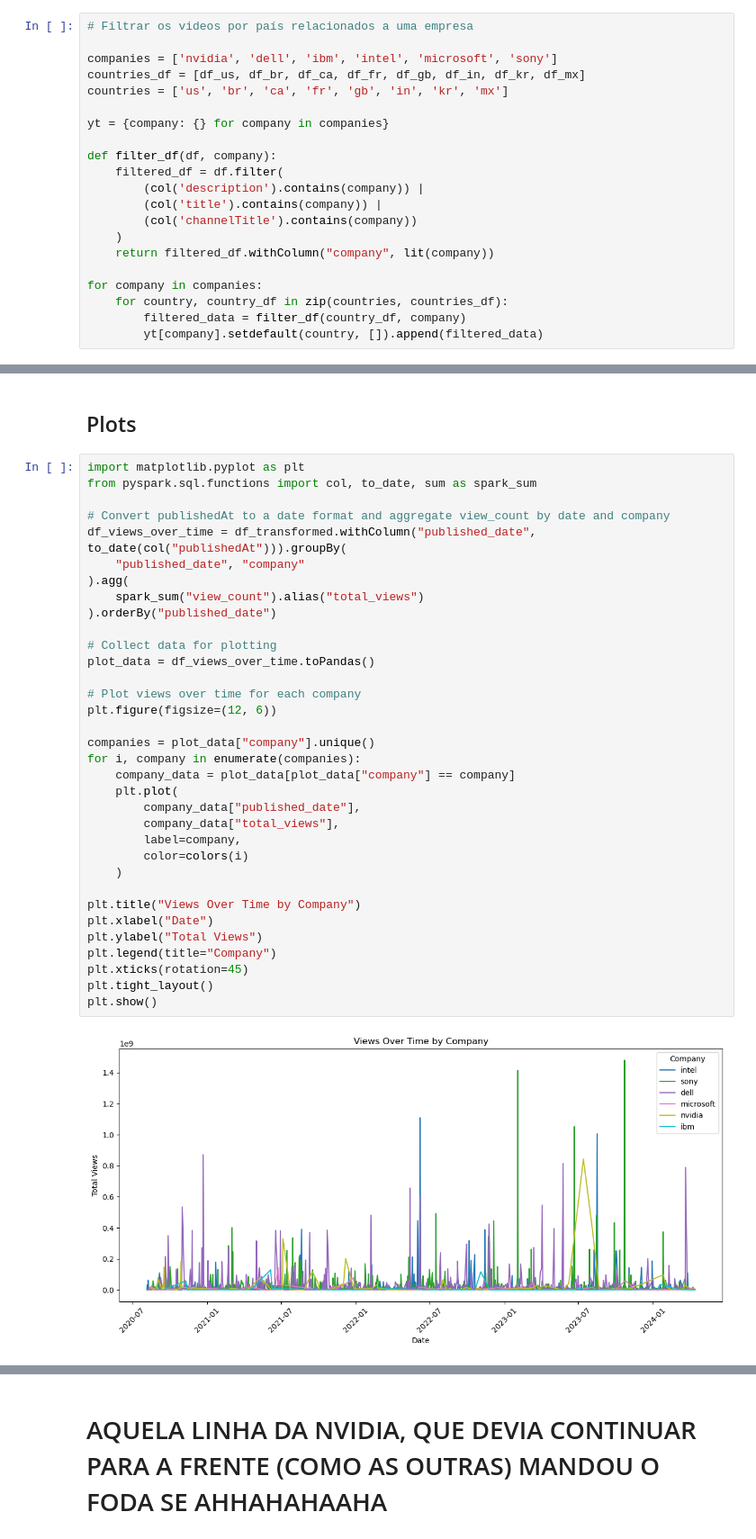
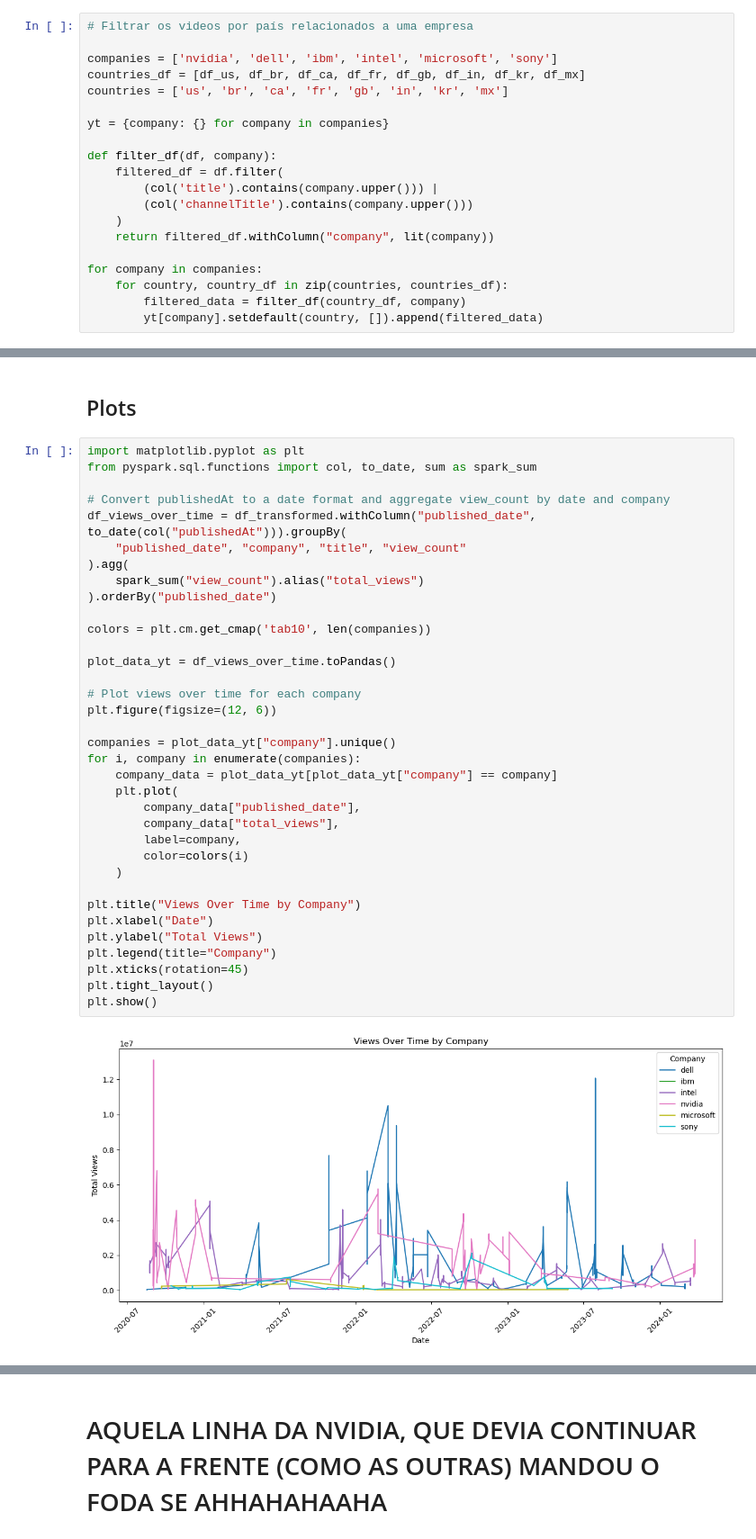
Before and after one commit to David-M-M-Isaac/BD_Project, a Jupyter notebook: scripts/tratamento_dados_spark.ipynb, the cells around one changed output, grey strips where cells are left out. Shown at 90% size. Saved outputs shown, nothing was run; the diff lists cells and outputs as text.

```diff
--- a/scripts/tratamento_dados_spark.ipynb
+++ b/scripts/tratamento_dados_spark.ipynb
@@ -104,9 +106,8 @@ yt = {company: {} for company in companies}
 
 def filter_df(df, company):
     filtered_df = df.filter(
-        (col('description').contains(company)) |
-        (col('title').contains(company)) |
-        (col('channelTitle').contains(company))
+        (col('title').contains(company.upper())) |
+        (col('channelTitle').contains(company.upper()))
     )
     return filtered_df.withColumn("company", lit(company))
 
@@ -392,36 +393,37 @@ df_transformed.count()
 # %%
 import matplotlib.pyplot as plt
 from pyspark.sql.functions import col, to_date, sum as spark_sum
 
 # Convert publishedAt to a date format and aggregate view_count by date and company
 df_views_over_time = df_transformed.withColumn("published_date", to_date(col("publishedAt"))).groupBy(
-    "published_date", "company"
+    "published_date", "company", "title", "view_count"
 ).agg(
     spark_sum("view_count").alias("total_views")
 ).orderBy("published_date")
 
-# Collect data for plotting
-plot_data = df_views_over_time.toPandas()
+colors = plt.cm.get_cmap('tab10', len(companies))
+
+plot_data_yt = df_views_over_time.toPandas()
 
 # Plot views over time for each company
 plt.figure(figsize=(12, 6))
 
-companies = plot_data["company"].unique()
+companies = plot_data_yt["company"].unique()
 for i, company in enumerate(companies):
-    company_data = plot_data[plot_data["company"] == company]
+    company_data = plot_data_yt[plot_data_yt["company"] == company]
     plt.plot(
         company_data["published_date"],
         company_data["total_views"],
         label=company,
         color=colors(i)
     )
 
 plt.title("Views Over Time by Company")
 plt.xlabel("Date")
 plt.ylabel("Total Views")
 plt.legend(title="Company")
 plt.xticks(rotation=45)
 plt.tight_layout()
 plt.show()
 # %% [output]
-[figure, old version]
+[figure, new version]
```
Also changed, not shown: parts of 28 cells of this notebook.
